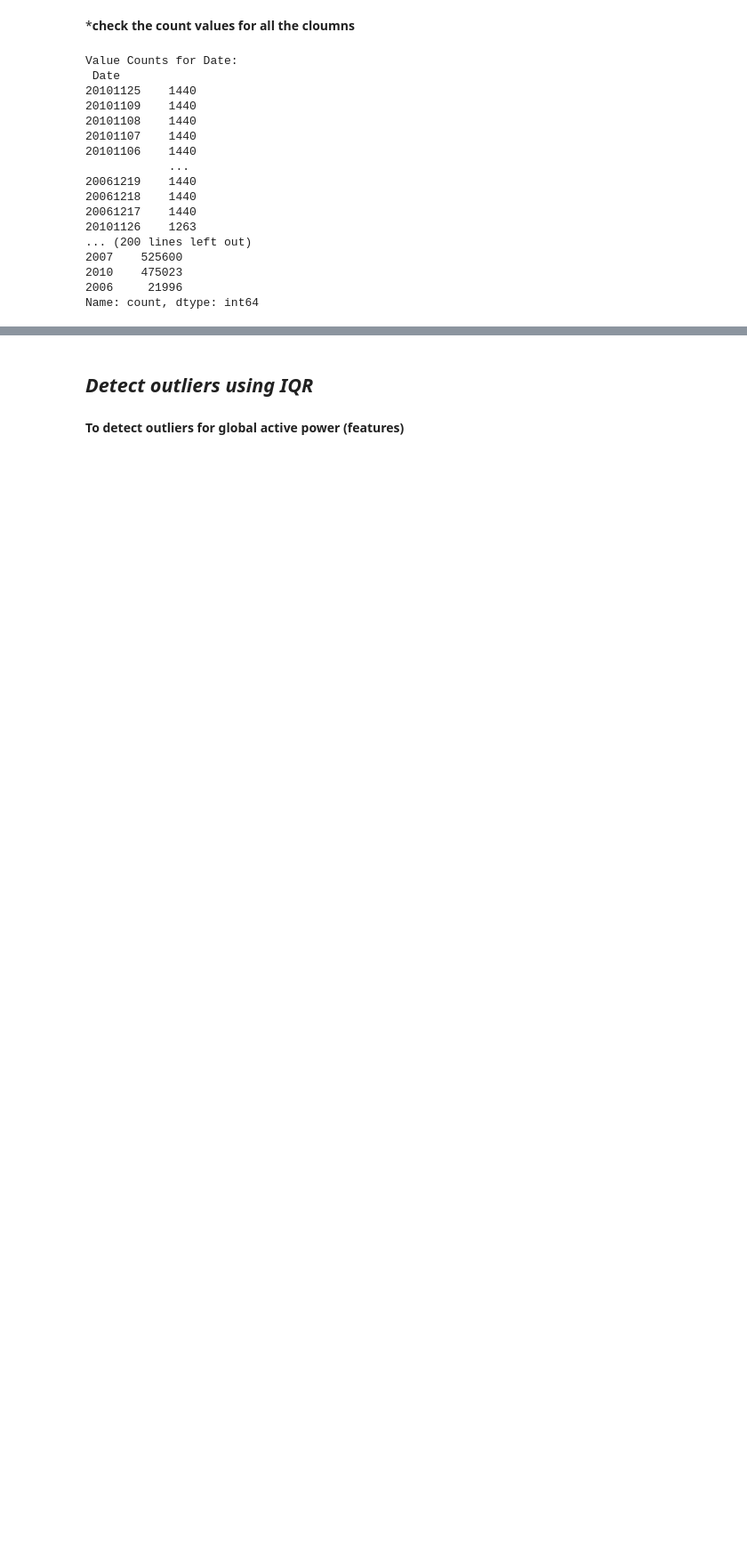
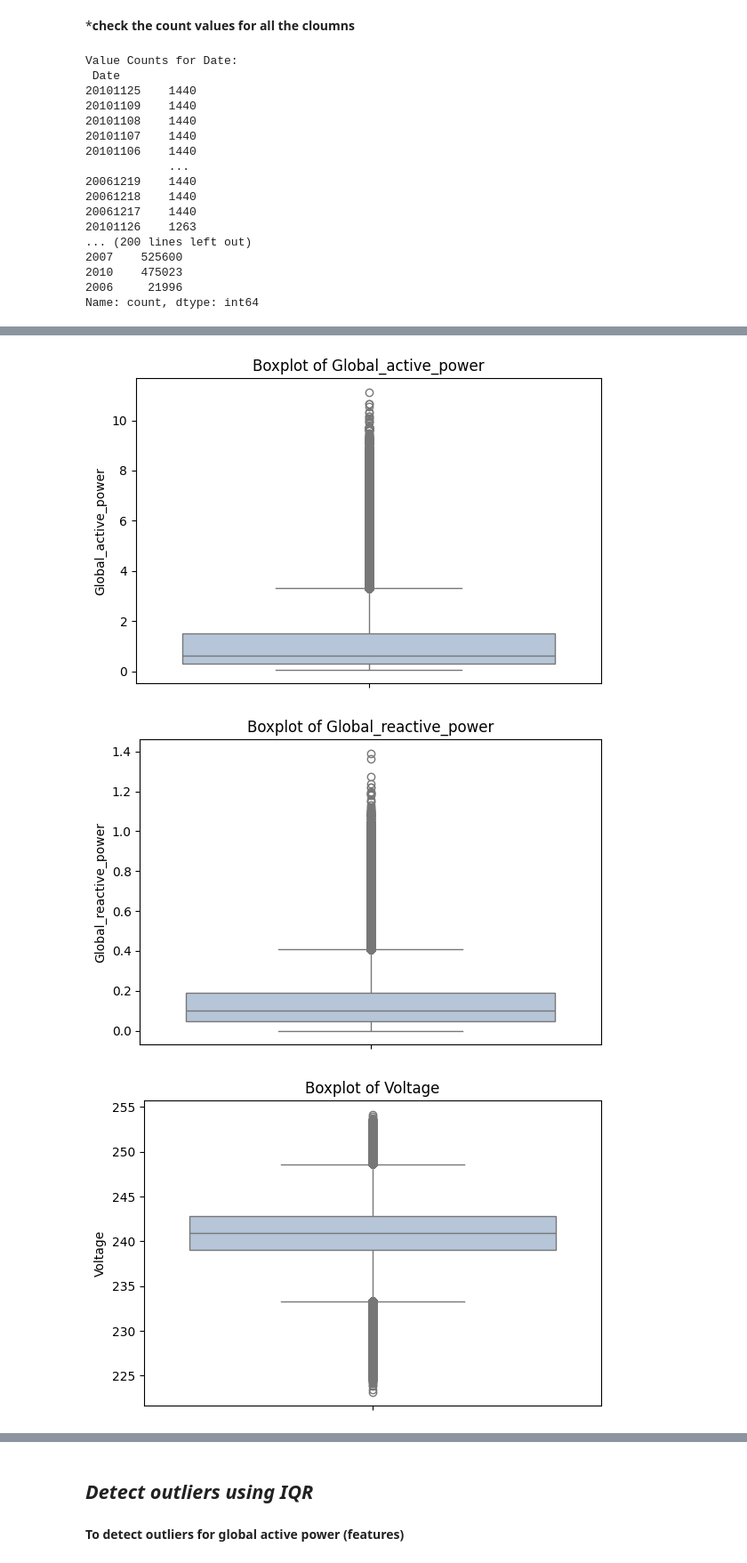
Before and after one commit to naveenmohan94/PowerPulse-Household-Energy-Usage-Forecast, a Jupyter notebook: house.ipynb, the cells around one changed output, grey strips where cells are left out. Shown: that part at 89% size. Saved outputs shown, nothing was run; the diff lists cells and outputs as text; code cells hidden in the pictures; blank space fills up the shorter version.

```diff
--- a/house.ipynb
+++ b/house.ipynb
@@ -318 +389,16 @@ Name: count, dtype: int64
 -
+# %%
+cols_to_convert = ['Global_active_power', 'Global_reactive_power', 'Voltage',
+                   'Global_intensity', 'Sub_metering_1', 'Sub_metering_2']
+
+# Create separate box plots for each numerical column
+for col in cols_to_convert :
+    plt.figure(figsize=(6, 4))
+    sns.boxplot(y=data[col], color='lightsteelblue')
+    plt.title(f'Boxplot of {col}')
+    plt.tight_layout()
+    plt.show()
+# %% [output]
+[figure, added]
+[figure, added]
+[figure, added]
```
Also changed, not shown: parts of 15 cells of this notebook.
